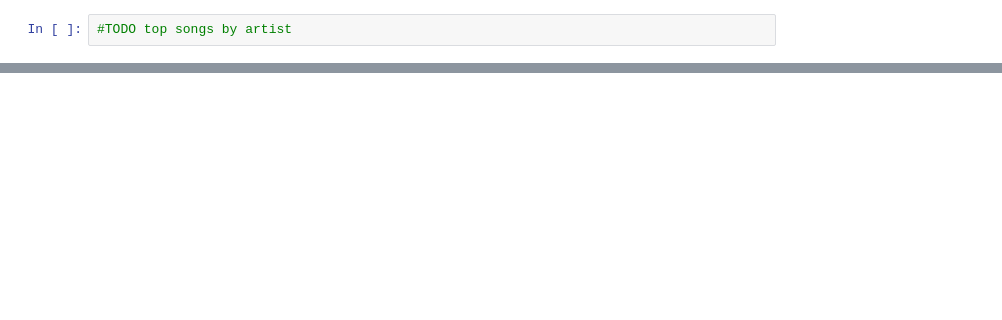
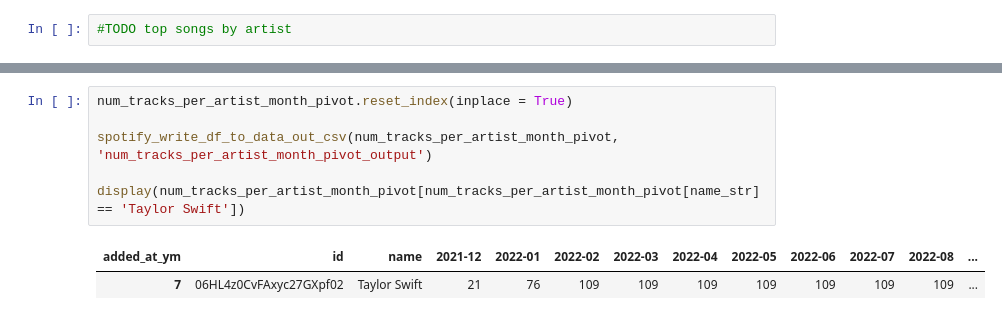
Before and after one commit to steven-rothstein/spotify-data-pull, a Jupyter notebook: spotify_data_pull.ipynb, the cells around one changed output, grey strips where cells are left out. Saved outputs shown, nothing was run; the diff lists cells and outputs as text; blank space fills up the shorter version.

```diff
--- a/spotify_data_pull.ipynb
+++ b/spotify_data_pull.ipynb
@@ -215,0 +485,9 @@ print(my_top_unfollowed_artists_df.shape)
+# %%
+num_tracks_per_artist_month_pivot.reset_index(inplace = True)
+
+spotify_write_df_to_data_out_csv(num_tracks_per_artist_month_pivot, 'num_tracks_per_artist_month_pivot_output')
+
+display(num_tracks_per_artist_month_pivot[num_tracks_per_artist_month_pivot[name_str] == 'Taylor Swift'])
+# %% [output]
+| added_at_ym | id | name | 2021-12 | 2022-01 | 2022-02 | 2022-03 | 2022-04 | 2022-05 | 2022-06 | 2022-07 | 2022-08 | ... |
+| 7 | 06HL4z0CvFAxyc27GXpf02 | Taylor Swift | 21 | 76 | 109 | 109 | 109 | 109 | 109 | 109 | 109 | ... |
```
Also changed, not shown: parts of 17 cells of this notebook, 4 other files.
